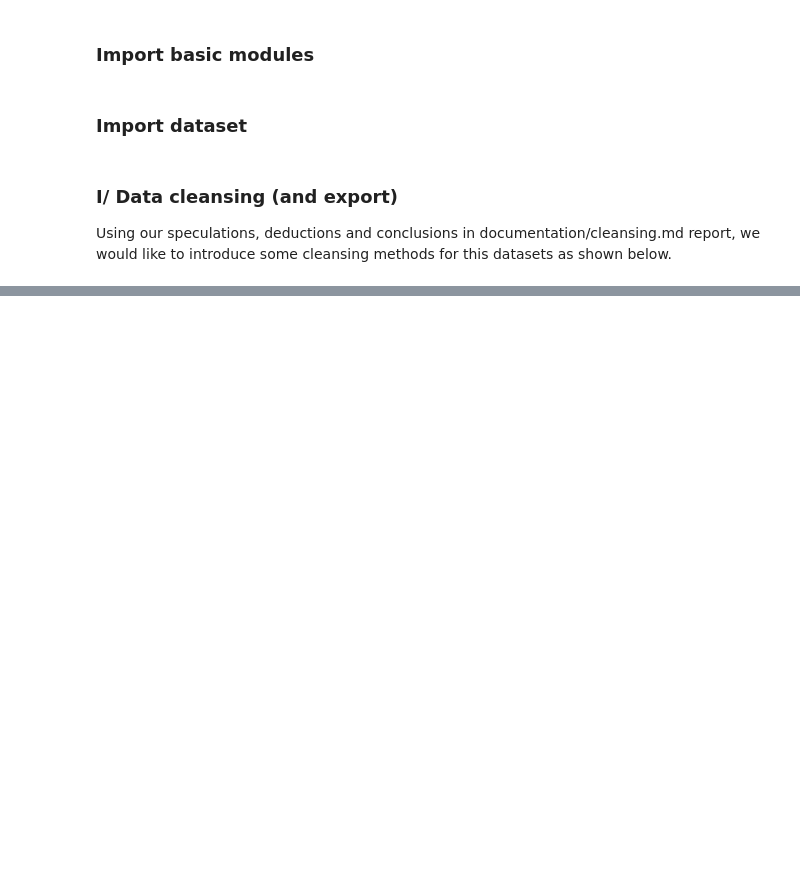
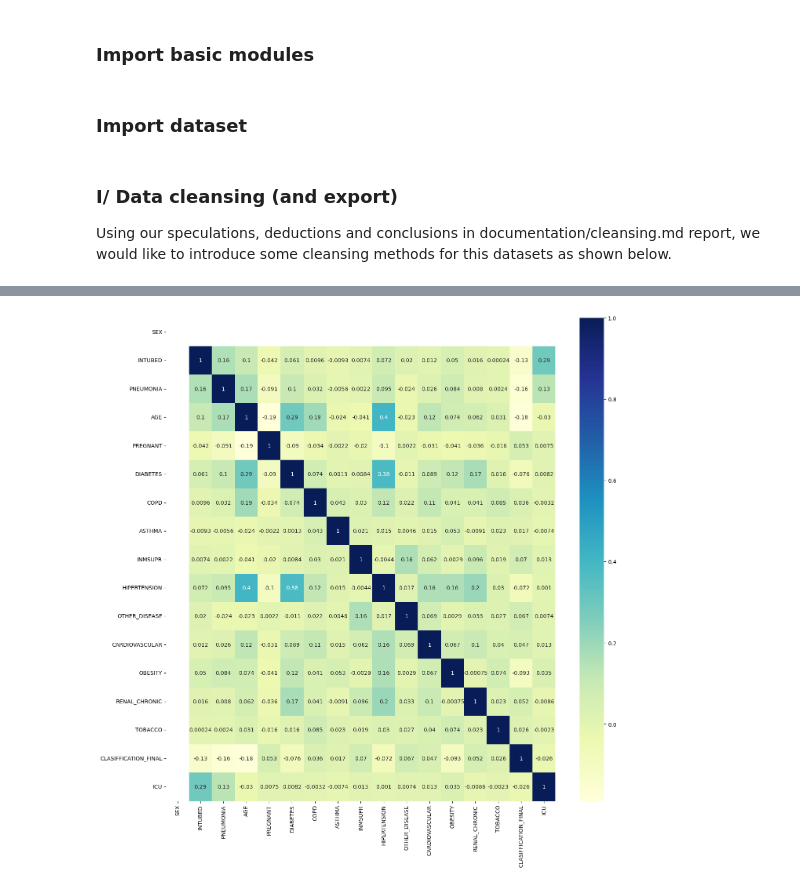
Before and after one commit to linhmai1609/CO7093_Big-Data_Coursework, a Jupyter notebook: main.ipynb, the cells around one changed output, grey strips where cells are left out. Cells and saved outputs as stored; diff of their text form; code cells hidden in the pictures; blank space fills up the shorter version.

```diff
--- a/main.ipynb
+++ b/main.ipynb
@@ -21,0 +60,14 @@ df.to_csv('data/Dataset_revised.csv', index=False)
+# %%
+analytics_df2 = analytics_df.copy()
+analytics_df2 = analytics_df2.dropna(axis=0, how='any')
+
+plt.figure(figsize=(16, 16))
+co_mtx2 = analytics_df2.corr(method ='pearson')
+
+# Plot correlation heatmap
+sns.heatmap(co_mtx2, cmap="YlGnBu", annot=True)
+
+# Display heatmap
+plt.show()
+# %% [output]
+[figure, added]
```
Also changed, not shown: parts of 8 cells of this notebook, 5 other files.
